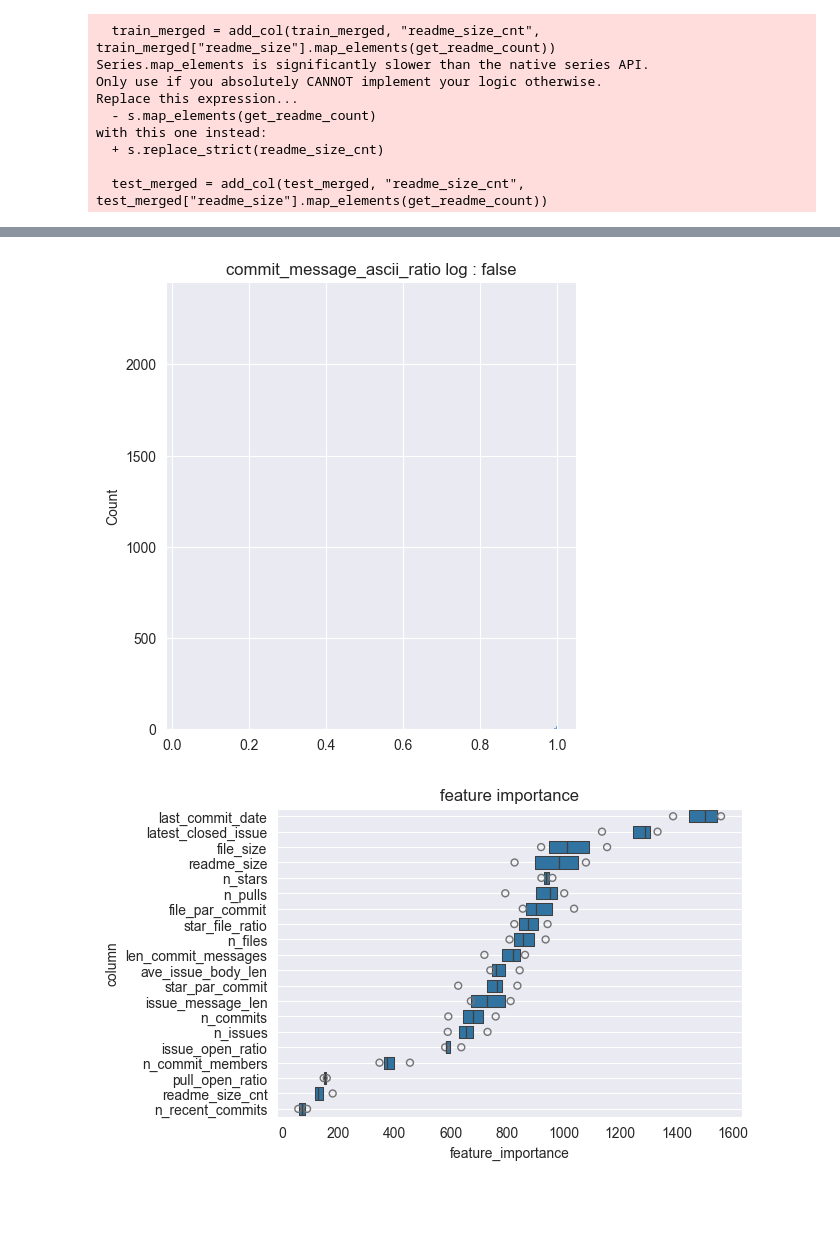
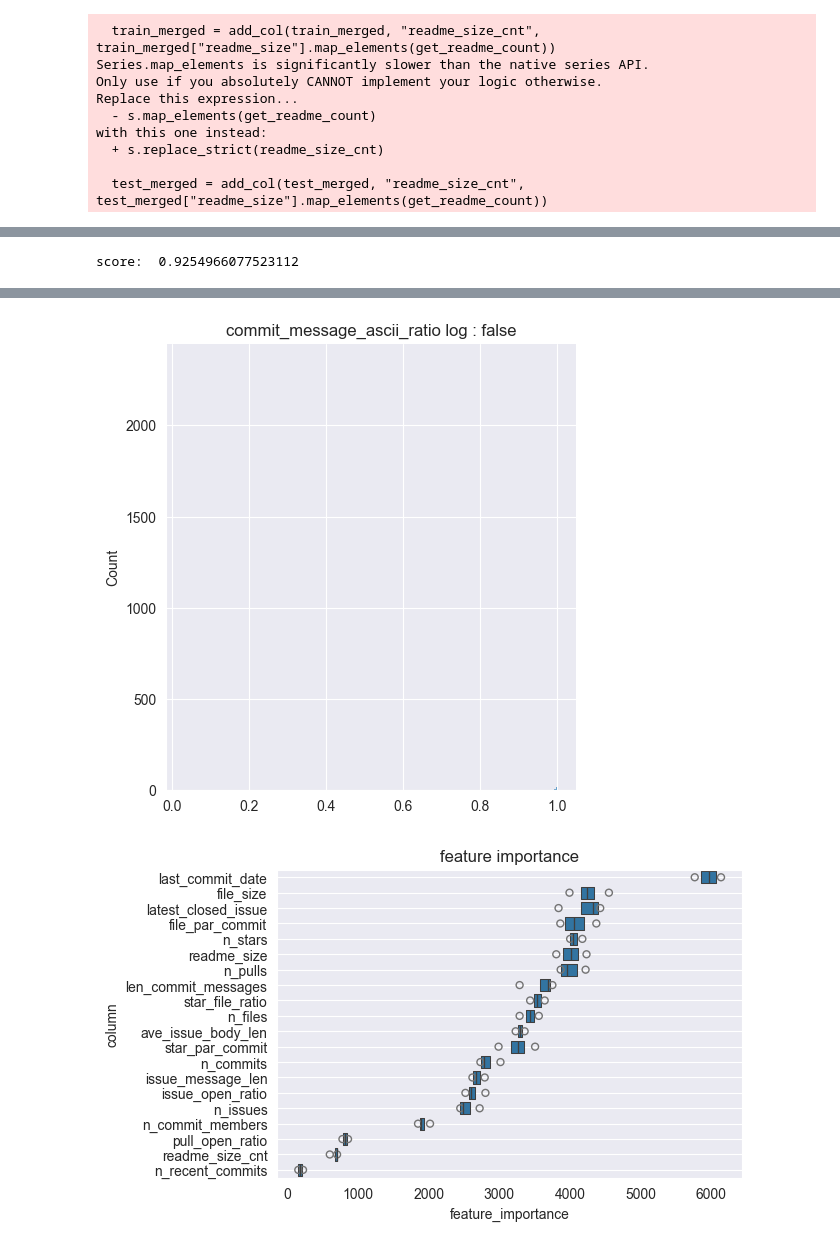
Before and after one commit to ZOI-dayo/traP-Nikkei-2025, a Jupyter notebook: main.ipynb, the cells around one changed output, grey strips where cells are left out. Cells and saved outputs as stored; diff of their text form; code cells hidden in the pictures; blank space fills up the shorter version.

```diff
--- a/main.ipynb
+++ b/main.ipynb
@@ -508,9 +508,9 @@ def train_fold(train_X: pd.DataFrame, train_y: pd.Series, valid_X: pd.DataFrame,
         'feature_fraction': 0.8,
         'bagging_freq': 1,
         'bagging_fraction': 0.8,
-        'num_leaves': 31,
+        'num_leaves': 63,
         'random_state': 0,
-        'num_iterations': 500,
+        'num_iterations': 1000,
     }
 
     # 学習. auc が 100ステップ以上改善しないなら打ち切るように設定する
@@ -659,4 +659,5 @@ score:  0.9274416469428379
+score:  0.9254966077523112
 [figure]
 [figure]
 [figure]
-[figure, old version]
+[figure, new version]
```
Also changed, not shown: parts of 1 cell of this notebook, 1 other file.
